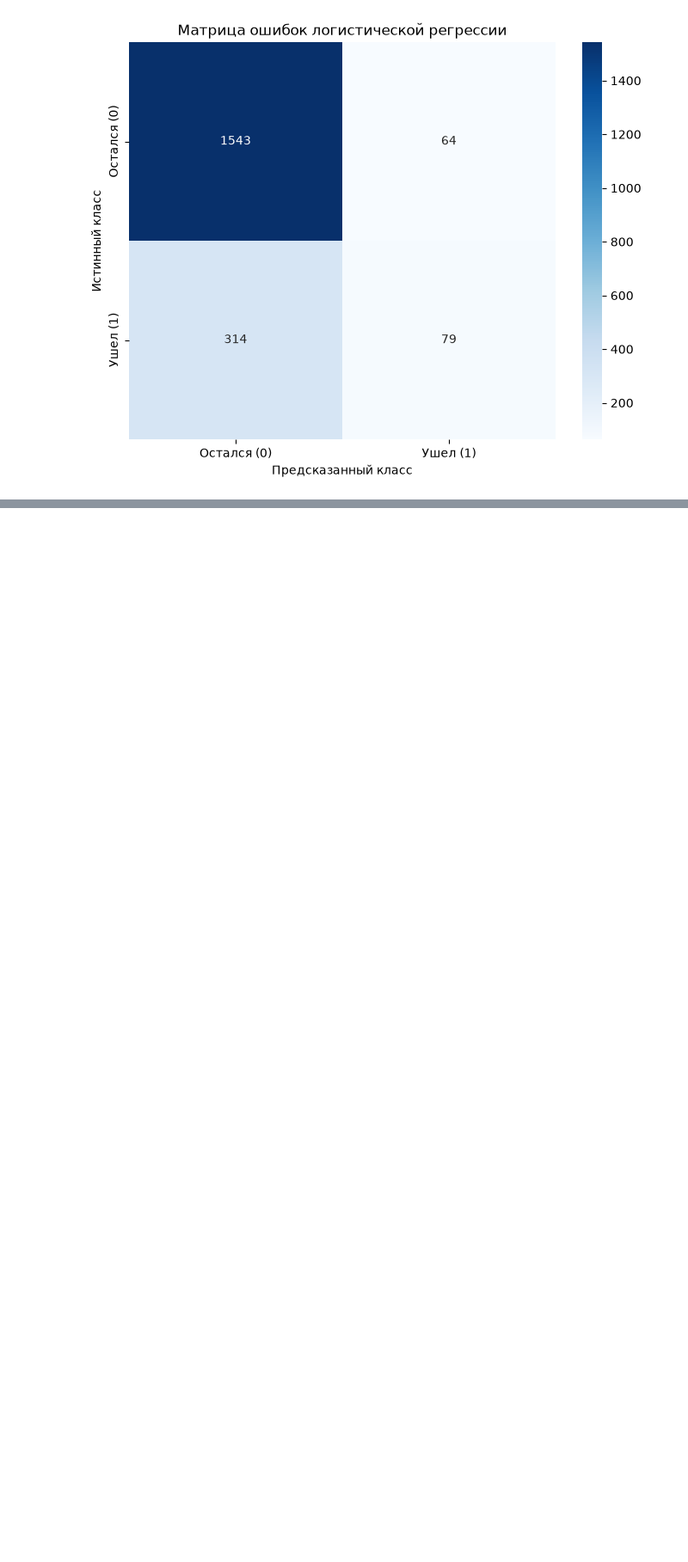
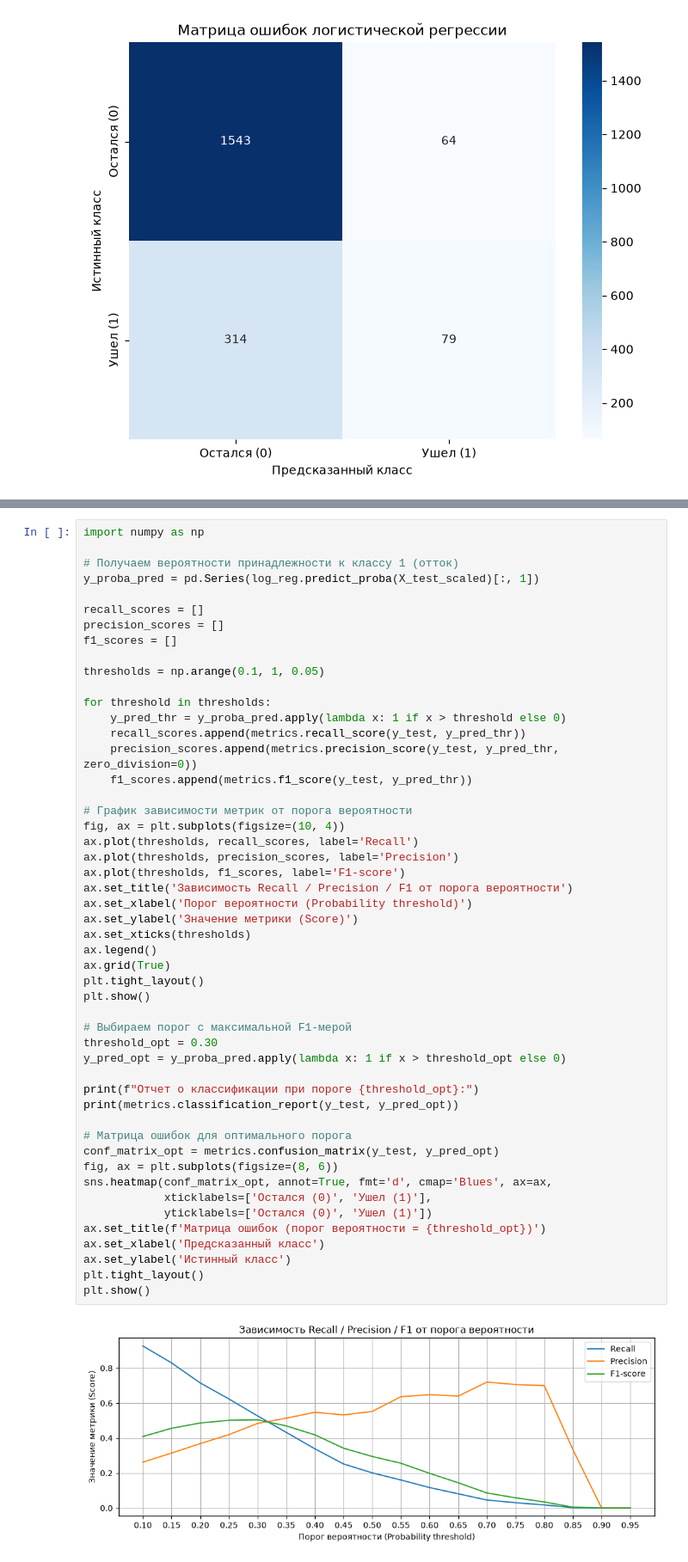
Before and after one commit to yasnoponyal17/MathAI, a Jupyter notebook: LR 1/lab1.ipynb, the cells around one changed output, grey strips where cells are left out. Shown at 86% size. Drawn from its saved outputs; the diff is of its cells as text; blank space fills up the shorter version.

```diff
--- a/LR 1/lab1.ipynb
+++ b/LR 1/lab1.ipynb
@@ -66,0 +88,52 @@ weighted avg       0.78      0.81      0.77      2000
+# %%
+import numpy as np
+
+# Получаем вероятности принадлежности к классу 1 (отток)
+y_proba_pred = pd.Series(log_reg.predict_proba(X_test_scaled)[:, 1])
+
+recall_scores = []
+precision_scores = []
+f1_scores = []
+
+thresholds = np.arange(0.1, 1, 0.05)
+
+for threshold in thresholds:
+    y_pred_thr = y_proba_pred.apply(lambda x: 1 if x > threshold else 0)
+    recall_scores.append(metrics.recall_score(y_test, y_pred_thr))
+    precision_scores.append(metrics.precision_score(y_test, y_pred_thr, zero_division=0))
+    f1_scores.append(metrics.f1_score(y_test, y_pred_thr))
+
+# График зависимости метрик от порога вероятности
+fig, ax = plt.subplots(figsize=(10, 4))
+ax.plot(thresholds, recall_scores, label='Recall')
+ax.plot(thresholds, precision_scores, label='Precision')
+ax.plot(thresholds, f1_scores, label='F1-score')
+ax.set_title('Зависимость Recall / Precision / F1 от порога вероятности')
+ax.set_xlabel('Порог вероятности (Probability threshold)')
+ax.set_ylabel('Значение метрики (Score)')
+ax.set_xticks(thresholds)
+ax.legend()
+ax.grid(True)
+plt.tight_layout()
+plt.show()
+
+# Выбираем порог с максимальной F1-мерой
+threshold_opt = 0.30
+y_pred_opt = y_proba_pred.apply(lambda x: 1 if x > threshold_opt else 0)
+
+print(f"Отчет о классификации при пороге {threshold_opt}:")
+print(metrics.classification_report(y_test, y_pred_opt))
+
+# Матрица ошибок для оптимального порога
+conf_matrix_opt = metrics.confusion_matrix(y_test, y_pred_opt)
+fig, ax = plt.subplots(figsize=(8, 6))
+sns.heatmap(conf_matrix_opt, annot=True, fmt='d', cmap='Blues', ax=ax,
+            xticklabels=['Остался (0)', 'Ушел (1)'],
+            yticklabels=['Остался (0)', 'Ушел (1)'])
+ax.set_title(f'Матрица ошибок (порог вероятности = {threshold_opt})')
+ax.set_xlabel('Предсказанный класс')
+ax.set_ylabel('Истинный класс')
+plt.tight_layout()
+plt.show()
+# %% [output]
+[figure, added]
```
Also changed, not shown: parts of 9 cells of this notebook.
